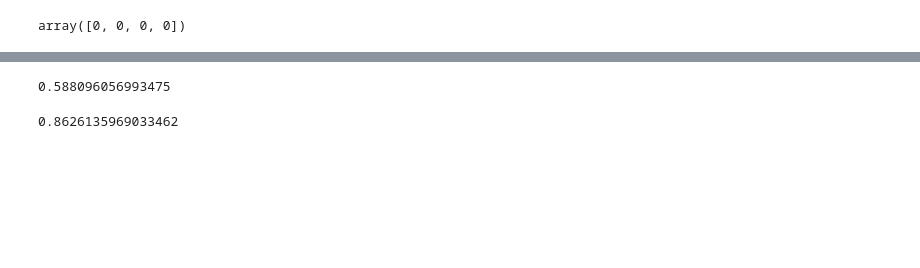
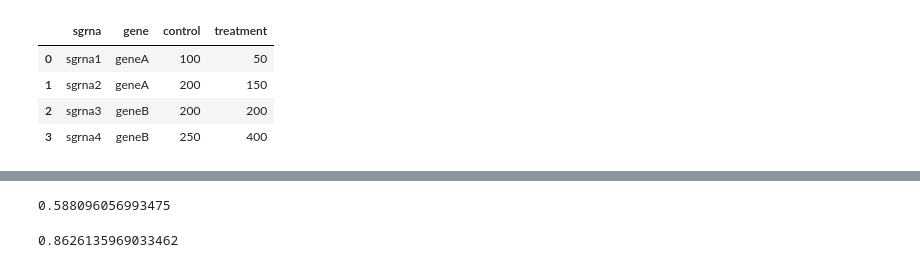
Before and after one commit to macorony/Bioinformatic_analysis, a Jupyter notebook: Algorithms/Bayesian_selection.ipynb, the cells around one changed output, grey strips where cells are left out. Cells and saved outputs as stored; diff of their text form; code cells hidden in the pictures; blank space fills up the shorter version.

```diff
--- a/Algorithms/Bayesian_selection.ipynb
+++ b/Algorithms/Bayesian_selection.ipynb
@@ -180,4 +211,0 @@ sgrna_efficiency = {'sgrna1':0, 'sgrna2':0, 'sgrna3':0, 'sgrna4':0}
-# %%
-np.array(list(sgrna_efficiency.values()))
-# %% [output]
-array([0, 0, 0, 0])
@@ -186 +212,9 @@ bayes_selector = BayesianSelection(count_data, sgrna_efficiency=sgrna_efficiency
+# %%
+count_data
+# %% [output]
+|  | sgrna | gene | control | treatment |
+| 0 | sgrna1 | geneA | 100 | 50 |
+| 1 | sgrna2 | geneA | 200 | 150 |
+| 2 | sgrna3 | geneB | 200 | 200 |
+| 3 | sgrna4 | geneB | 250 | 400 |
 # %%
```
Also changed, not shown: parts of 8 cells of this notebook.
